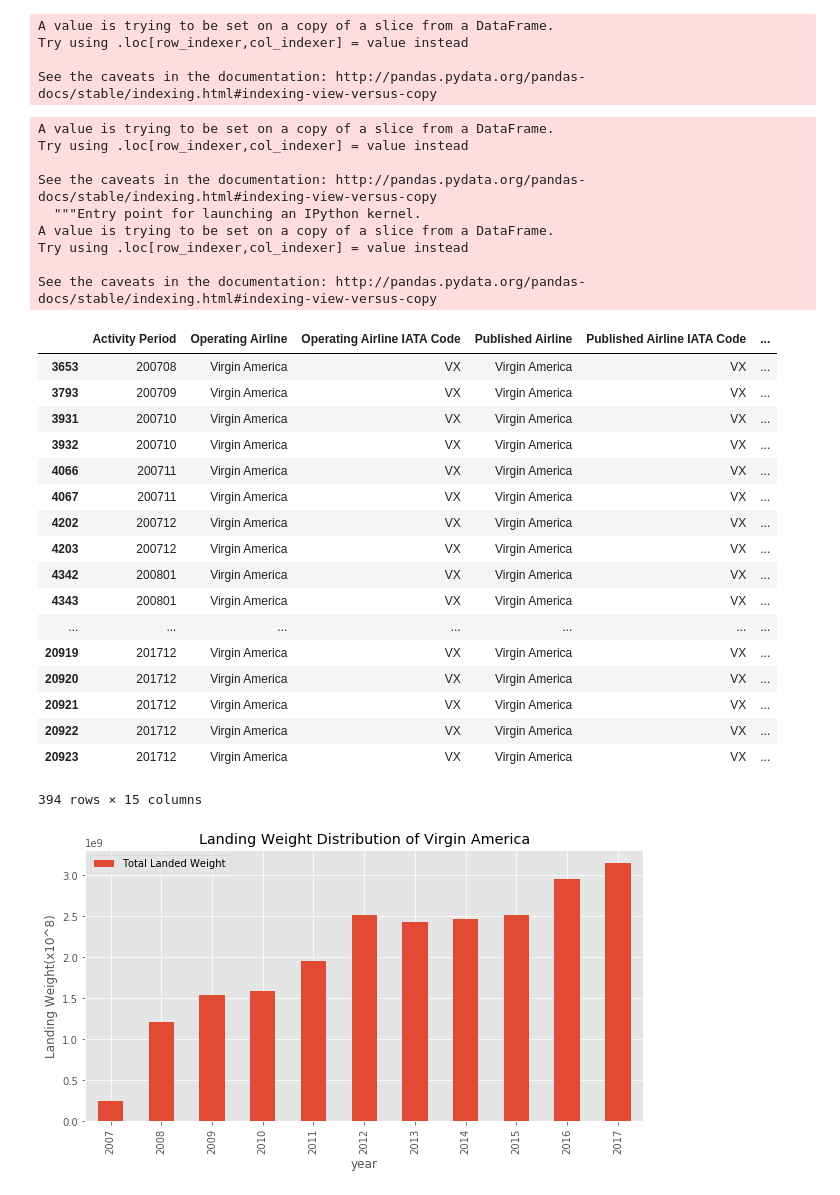
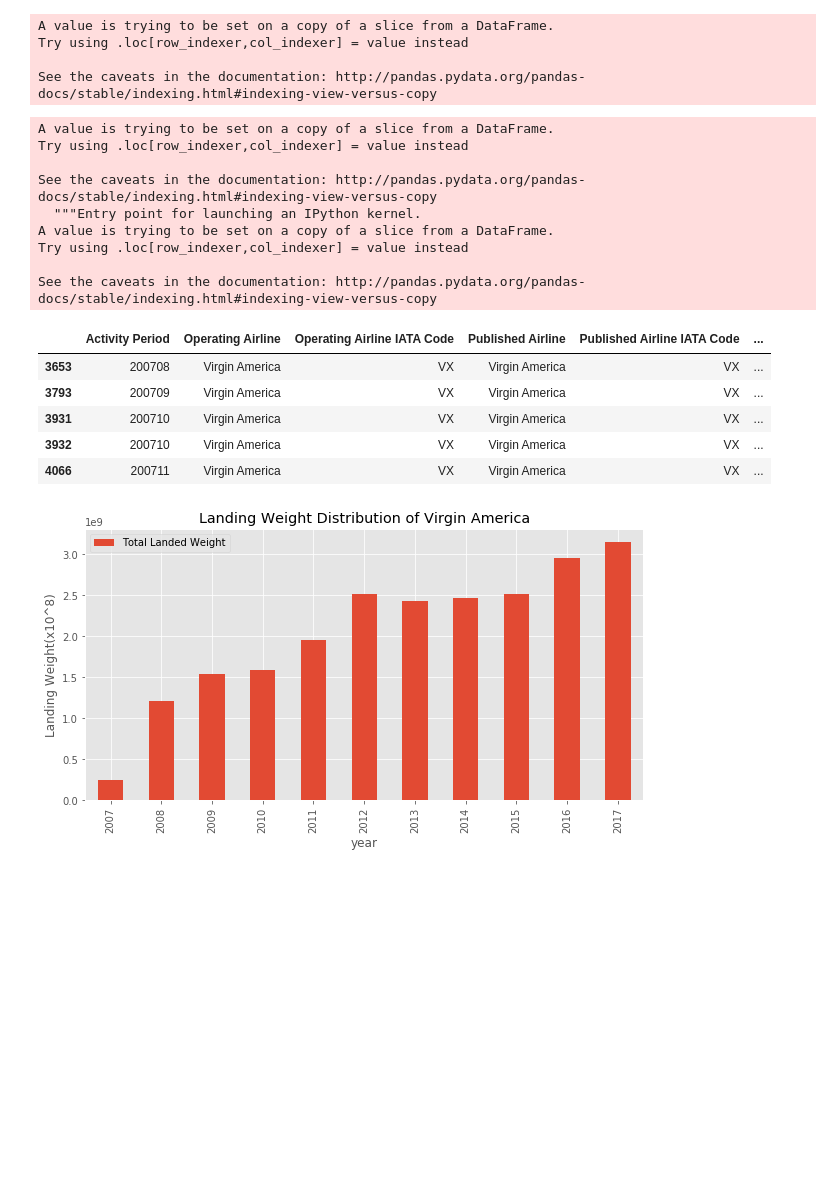
Before and after one commit to rajtilakls2510/Data-Analysis-Projects, a Jupyter notebook: Air_traffic_statistics.ipynb, the cells around one changed output. Drawn from its saved outputs; the diff is of its cells as text; code cells hidden in the pictures; blank space fills up the shorter version.

```diff
--- a/Air_traffic_statistics.ipynb
+++ b/Air_traffic_statistics.ipynb
@@ -68,35 +68,23 @@ See the caveats in the documentation: http://pandas.pydata.org/pandas-docs/stabl
 # %%
 virgin['year']=virgin['Activity Period'].str.slice(0,4)
 virgin['year']=virgin['year'].astype('int')
-virgin
+virgin.head()
 # %% [output]
 A value is trying to be set on a copy of a slice from a DataFrame.
 Try using .loc[row_indexer,col_indexer] = value instead
 
 See the caveats in the documentation: http://pandas.pydata.org/pandas-docs/stable/indexing.html#indexing-view-versus-copy
   """Entry point for launching an IPython kernel.
 A value is trying to be set on a copy of a slice from a DataFrame.
 Try using .loc[row_indexer,col_indexer] = value instead
 
 See the caveats in the documentation: http://pandas.pydata.org/pandas-docs/stable/indexing.html#indexing-view-versus-copy
 |  | Activity Period | Operating Airline | Operating Airline IATA Code | Published Airline | Published Airline IATA Code | ... |
 | 3653 | 200708 | Virgin America | VX | Virgin America | VX | ... |
 | 3793 | 200709 | Virgin America | VX | Virgin America | VX | ... |
 | 3931 | 200710 | Virgin America | VX | Virgin America | VX | ... |
 | 3932 | 200710 | Virgin America | VX | Virgin America | VX | ... |
 | 4066 | 200711 | Virgin America | VX | Virgin America | VX | ... |
-| 4067 | 200711 | Virgin America | VX | Virgin America | VX | ... |
-| 4202 | 200712 | Virgin America | VX | Virgin America | VX | ... |
-| 4203 | 200712 | Virgin America | VX | Virgin America | VX | ... |
-| 4342 | 200801 | Virgin America | VX | Virgin America | VX | ... |
-| 4343 | 200801 | Virgin America | VX | Virgin America | VX | ... |
-| ... | ... | ... | ... | ... | ... | ... |
-| 20919 | 201712 | Virgin America | VX | Virgin America | VX | ... |
-| 20920 | 201712 | Virgin America | VX | Virgin America | VX | ... |
-| 20921 | 201712 | Virgin America | VX | Virgin America | VX | ... |
-| 20922 | 201712 | Virgin America | VX | Virgin America | VX | ... |
-| 20923 | 201712 | Virgin America | VX | Virgin America | VX | ... |
-394 rows × 15 columns
 # %%
 virgin.groupby('year',as_index=False)['Total Landed Weight'].agg('sum').set_index('year').plot(kind='bar',figsize=(10,5))
 plt.title('Landing Weight Distribution of Virgin America')
```
Also changed, not shown: parts of 7 cells of this notebook.
